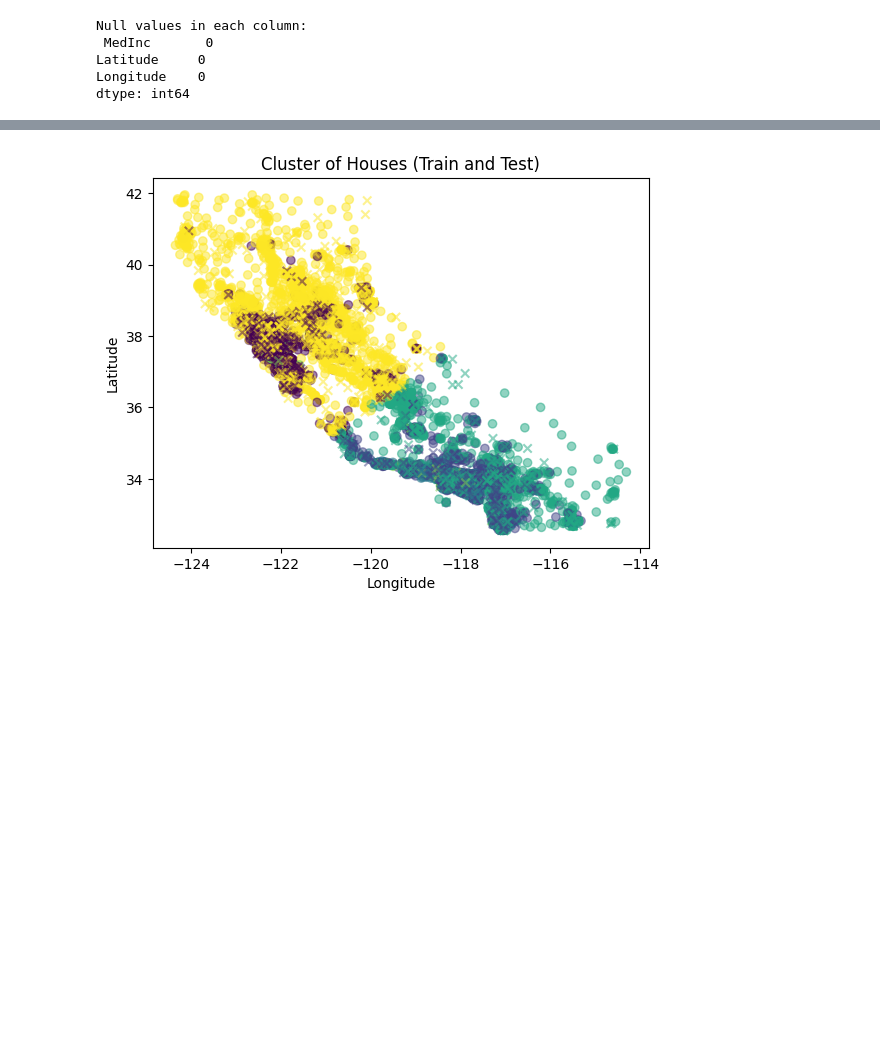
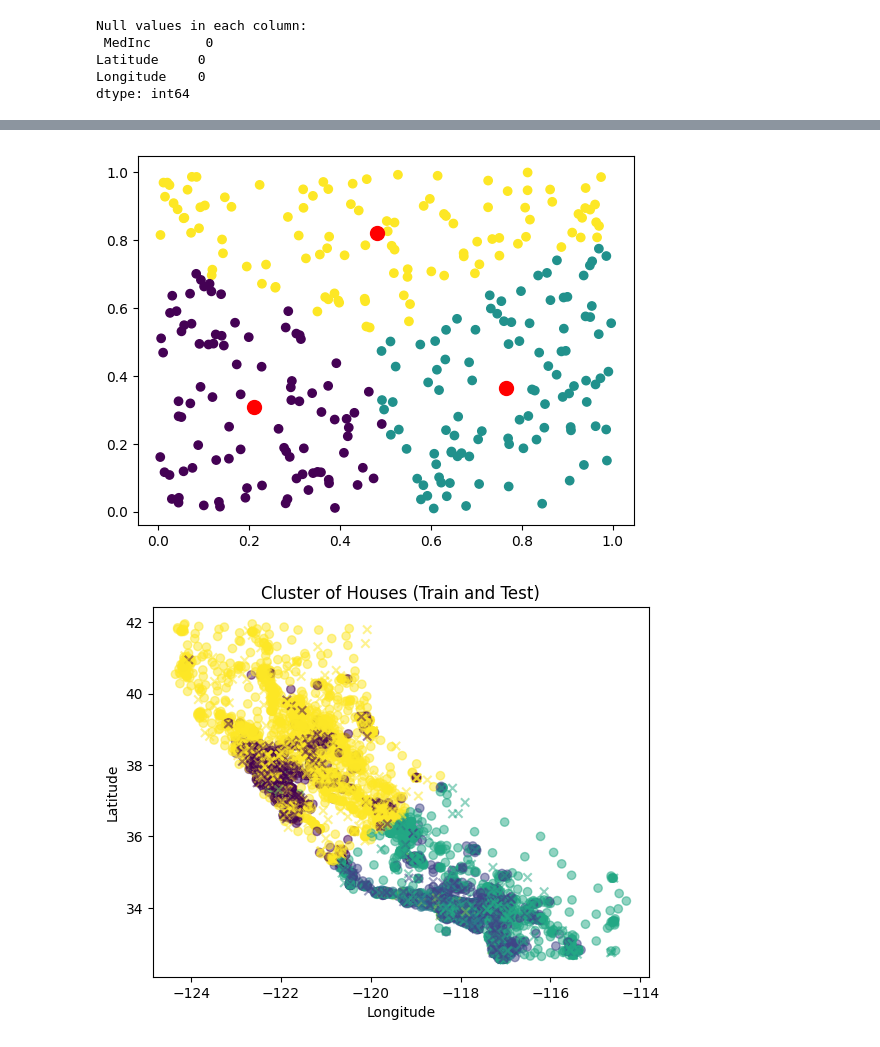
Before and after one commit to 4GeeksAcademy/April_5_K-mean_machine-learning-python-template, a Jupyter notebook: src/explore.ipynb, the cells around one changed output, grey strips where cells are left out. Drawn from its saved outputs; the diff is of its cells as text; code cells hidden in the pictures; blank space fills up the shorter version.

```diff
--- a/src/explore.ipynb
+++ b/src/explore.ipynb
@@ -52,3 +39,72 @@ plt.show()
+# %%
+import numpy as np
+from sklearn.cluster import KMeans
+from sklearn.datasets import make_blobs
+
+# Generate a sample dataset
+X, _ = make_blobs(n_samples = 300, centers = 3, random_state = 42)
+
+# Training the model
+model = KMeans(n_clusters = 3, random_state = 42)
+model.fit(X)
+
+# Making predictions with new data
+new_data = np.array([[2, 3], [0, 4], [3, 1]])
+predictions = model.predict(new_data)
+# %%
+
+
+def initialize_centroids(data, k):
+    """Randomly initialize the centroids from the data points."""
+    indices = np.random.permutation(data.shape[0])[:k]
+    return data[indices]
+
+def assign_clusters(data, centroids):
+    """Assign points in 'data' to the nearest centroid."""
+    distances = np.sqrt(((data - centroids[:, np.newaxis])**2).sum(axis=2))
+    return np.argmin(distances, axis=0)
+
+def update_centroids(data, assignments, k):
+    """Update centroids by computing the mean of points assigned to each centroid."""
+    new_centroids = np.array([data[assignments == i].mean(axis=0) for i in range(k)])
+    return new_centroids
+
+def k_means(data, k, max_iters=100, tol=1e-4):
+    """The K-Means clustering algorithm."""
+    # Initialize centroids
+    centroids = initialize_centroids(data, k)
+    for _ in range(max_iters):
+        old_centroids = centroids
+
+        # Step 1: Assignment step
+        assignments = assign_clusters(data, centroids)
+
+        # Step 2: Update step
+        centroids = update_centroids(data, assignments, k)
+
+        # Check for convergence
+        if np.all(np.abs(centroids - old_centroids) < tol):
+            break
+
+    return assignments, centroids
+
+# Example usage with random data
+if __name__ == "__main__":
+    # Generate some random data
+    np.random.seed(42)
+    data = np.random.rand(300, 2)  # 300 points in 2D
+
+    # Run K-Means
+    k = 3  # Number of clusters
+    assignments, centroids = k_means(data, k)
+
+    # Visualizing the results
+    import matplotlib.pyplot as plt
+    plt.scatter(data[:, 0], data[:, 1], c=assignments)
+    plt.scatter(centroids[:, 0], centroids[:, 1], c='red', s=100)  # Centroids
+    plt.show()
+# %% [output]
+[figure, added]
 # %%
 #Predict wit the test set
 # Predict the clusters for the test set
```
Also changed, not shown: parts of 1 cell of this notebook.
